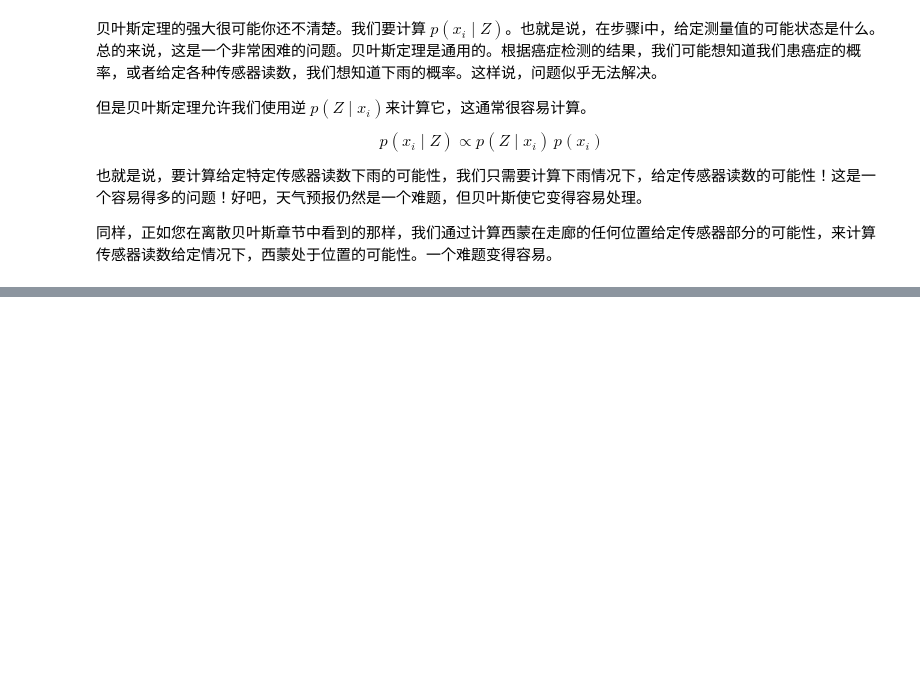
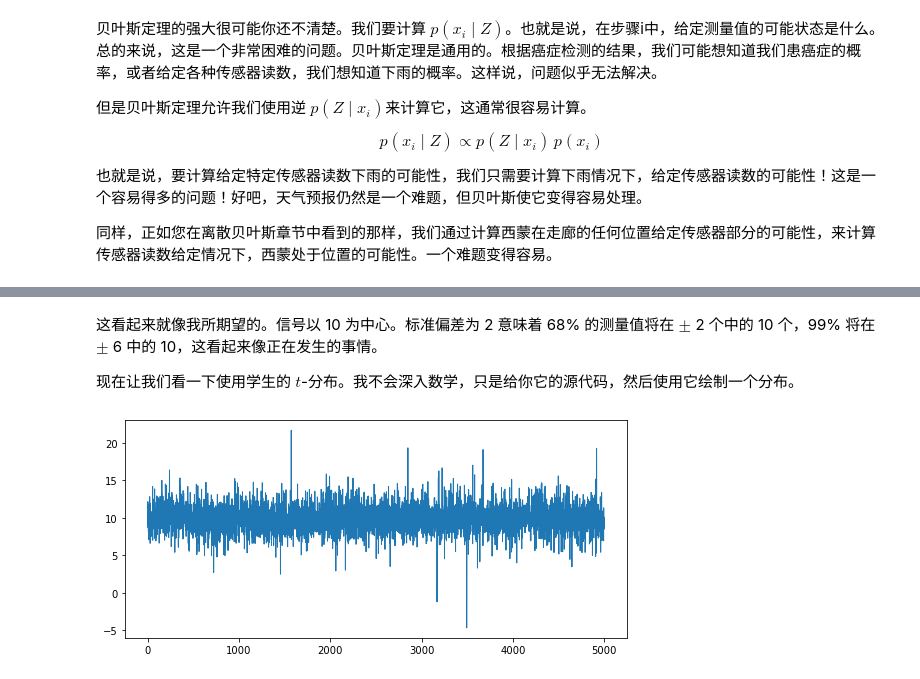
Before and after one commit to SunJianboGitHub/KalmanFilter, a Jupyter notebook: 03-高斯.ipynb, the cells around one changed output, grey strips where cells are left out. Saved outputs shown, nothing was run; the diff lists cells and outputs as text; code cells hidden in the pictures; blank space fills up the shorter version.

```diff
--- a/03-高斯.ipynb
+++ b/03-高斯.ipynb
@@ -693,0 +799,24 @@ $$p(x_i \mid Z) \propto p(Z\mid x_i)\, p(x_i)$$
+# %% [markdown]
+这看起来就像我所期望的。信号以 10 为中心。标准偏差为 2 意味着 68% 的测量值将在 $\pm$ 2 个中的 10 个，99% 将在 $\pm$ 6 中的 10，这看起来像正在发生的事情。
+
+现在让我们看一下使用学生的 $t$-分布。我不会深入数学，只是给你它的源代码，然后使用它绘制一个分布。
+# %%
+import random
+import math
+
+def rand_student_t(df, mu=0, std=1):
+    """return random number distributed by Student's t
+    distribution with `df` degrees of freedom with the
+    specified mean and standard deviation.
+    """
+    x = random.gauss(0, std)
+    y = 2.0*random.gammavariate(0.5*df, 2.0)
+    return x / (math.sqrt(y / df)) + mu
+
+def sense_t():
+    return 10 + rand_student_t(7)*2
+
+zs = [sense_t() for i in range(5000)]
+plt.plot(zs, lw=1);
+# %% [output]
+[figure, added]
```
Also changed, not shown: parts of 41 cells of this notebook.
